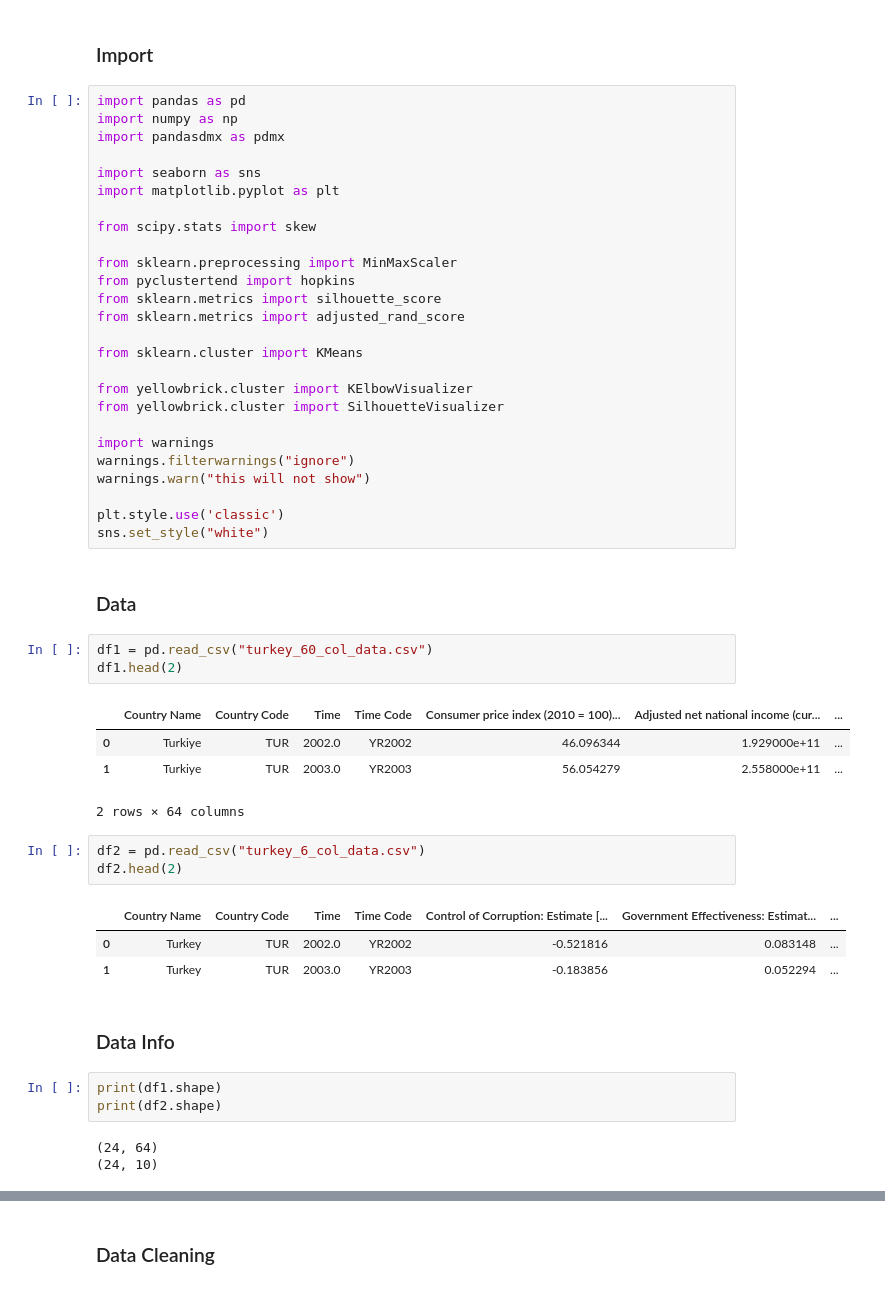
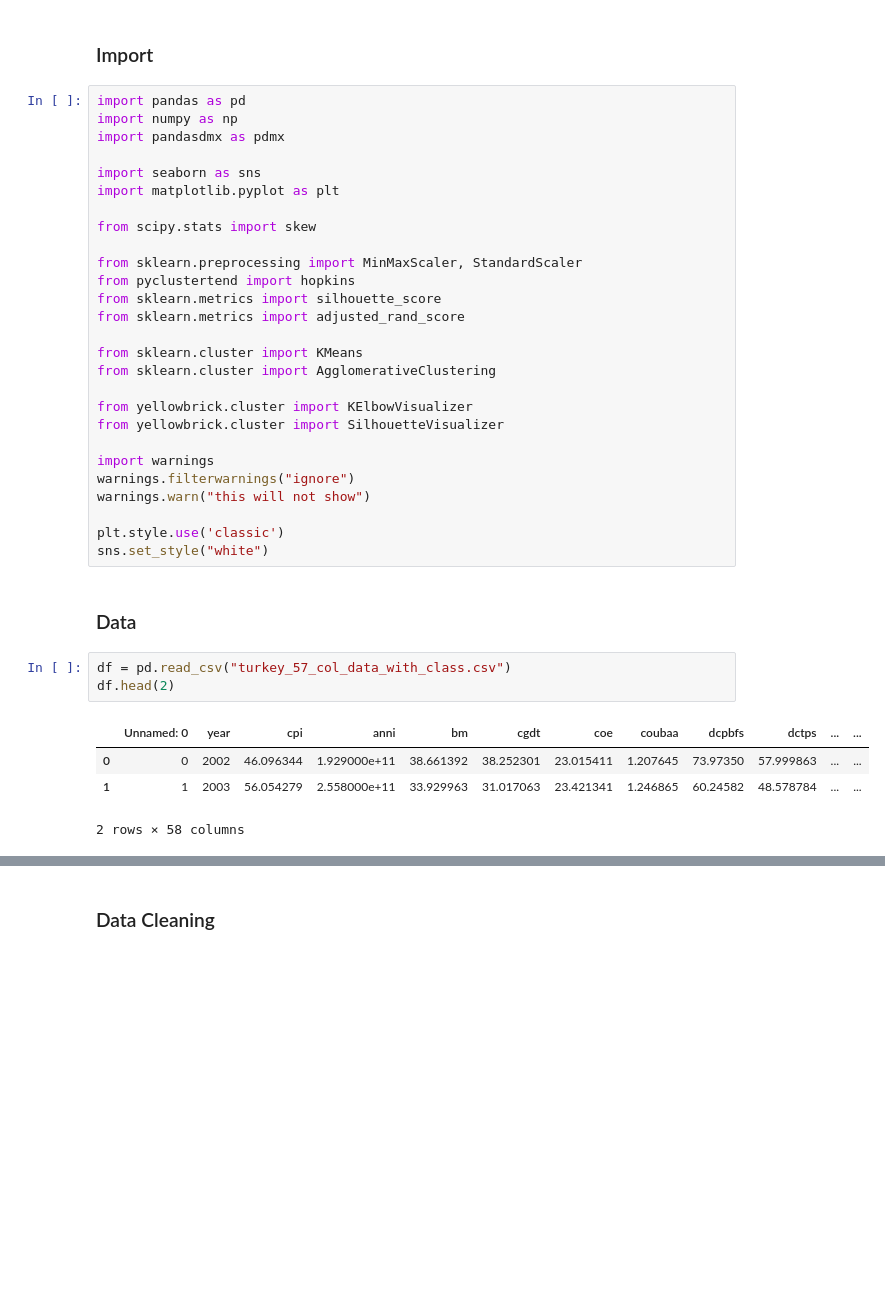
Before and after one commit to enginabdan/1_Github, a Jupyter notebook: 2_ProjectsMine/9_turkey_last_20_years/2_Turkey_Last_20_Years_AgglomerativeClustering/turkey_20_years_AgglomerativeClustering.ipynb, the cells around one changed output, grey strips where cells are left out. Saved outputs shown, nothing was run; the diff lists cells and outputs as text; blank space fills up the shorter version.

```diff
--- a/2_ProjectsMine/9_turkey_last_20_years/2_Turkey_Last_20_Years_AgglomerativeClustering/turkey_20_years_AgglomerativeClustering.ipynb
+++ b/2_ProjectsMine/9_turkey_last_20_years/2_Turkey_Last_20_Years_AgglomerativeClustering/turkey_20_years_AgglomerativeClustering.ipynb
@@ -14,12 +14,13 @@ import matplotlib.pyplot as plt
 
 from scipy.stats import skew
 
-from sklearn.preprocessing import MinMaxScaler
+from sklearn.preprocessing import MinMaxScaler, StandardScaler
 from pyclustertend import hopkins
 from sklearn.metrics import silhouette_score
 from sklearn.metrics import adjusted_rand_score
 
 from sklearn.cluster import KMeans
+from sklearn.cluster import AgglomerativeClustering
 
 from yellowbrick.cluster import KElbowVisualizer
 from yellowbrick.cluster import SilhouetteVisualizer
@@ -33,25 +34,10 @@ sns.set_style("white")
 # %% [markdown]
 ### Data
 # %%
-df1 = pd.read_csv("turkey_60_col_data.csv")
-df1.head(2)
+df = pd.read_csv("turkey_57_col_data_with_class.csv")
+df.head(2)
 # %% [output]
-|  | Country Name | Country Code | Time | Time Code | Consumer price index (2010 = 100)... | Adjusted net national income (cur... | ... |
-| 0 | Turkiye | TUR | 2002.0 | YR2002 | 46.096344 | 1.929000e+11 | ... |
-| 1 | Turkiye | TUR | 2003.0 | YR2003 | 56.054279 | 2.558000e+11 | ... |
+|  | Unnamed: 0 | year | cpi | anni | bm | cgdt | coe | coubaa | dcpbfs | dctps | ... | ... |
+| 0 | 0 | 2002 | 46.096344 | 1.929000e+11 | 38.661392 | 38.252301 | 23.015411 | 1.207645 | 73.97350 | 57.999863 | ... | ... |
+| 1 | 1 | 2003 | 56.054279 | 2.558000e+11 | 33.929963 | 31.017063 | 23.421341 | 1.246865 | 60.24582 | 48.578784 | ... | ... |
-2 rows × 64 columns
+2 rows × 58 columns
-# %%
-df2 = pd.read_csv("turkey_6_col_data.csv")
-df2.head(2)
-# %% [output]
-|  | Country Name | Country Code | Time | Time Code | Control of Corruption: Estimate [... | Government Effectiveness: Estimat... | ... |
-| 0 | Turkey | TUR | 2002.0 | YR2002 | -0.521816 | 0.083148 | ... |
-| 1 | Turkey | TUR | 2003.0 | YR2003 | -0.183856 | 0.052294 | ... |
-# %% [markdown]
-### Data Info
-# %%
-print(df1.shape)
-print(df2.shape)
-# %% [output]
-(24, 64)
-(24, 10)
```
Also changed, not shown: parts of 173 cells of this notebook, 1 other file.
